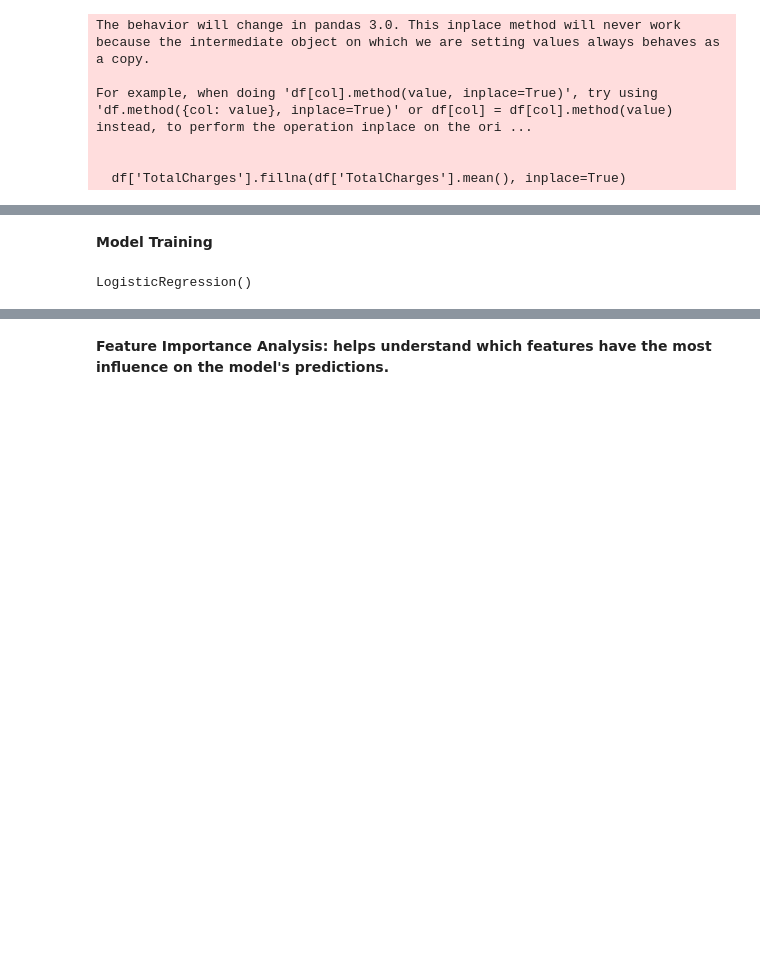
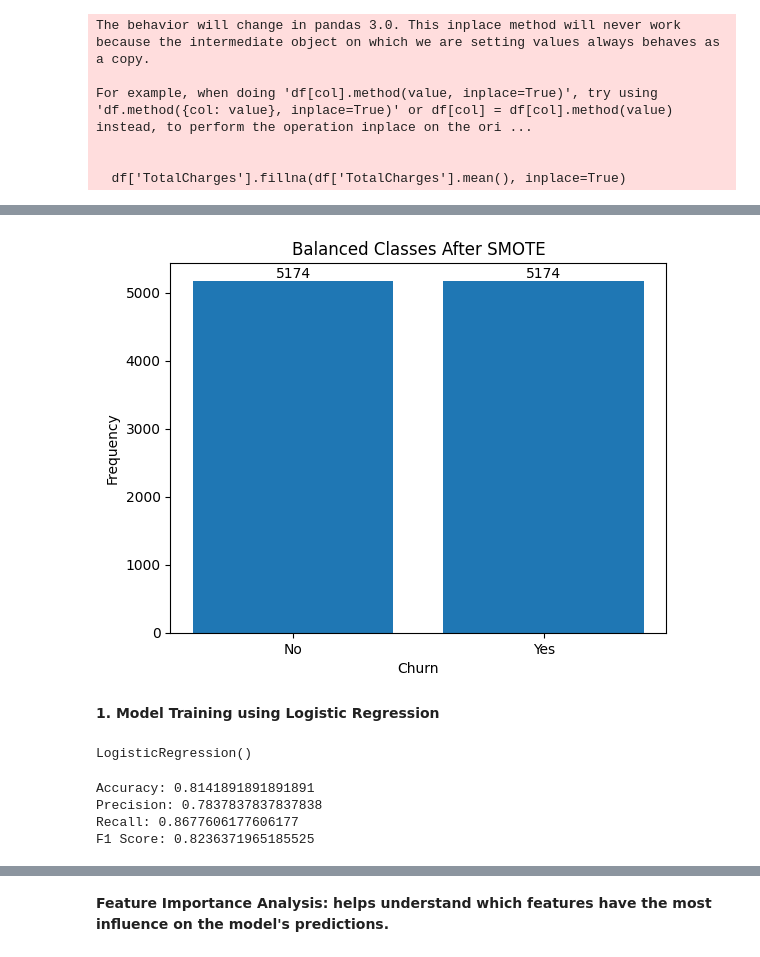
Before and after one commit to Staures92/MLOps, a Jupyter notebook: week1/3-project/Carapuce0.ipynb, the cells around one changed output, grey strips where cells are left out. Drawn from its saved outputs; the diff is of its cells as text; code cells hidden in the pictures; blank space fills up the shorter version.

```diff
--- a/week1/3-project/Carapuce0.ipynb
+++ b/week1/3-project/Carapuce0.ipynb
@@ -178,3 +218,27 @@ X_train, X_test, y_train, y_test = train_test_split(X, y, test_size=0.2, random_
+# %%
+
+# X_resampled = pd.concat([X_train_resampled, X_test_resampled])
+y_resampled = pd.concat([y_train_resampled, y_test_resampled])
+
+# Count the frequency of each unique value in the resampled 'Churn' target variable
+churn_counts_resampled = y_resampled.value_counts()
+
+# Plot the bar chart
+plt.bar(churn_counts_resampled.index, churn_counts_resampled.values)
+
+# Set the labels and title
+plt.xlabel('Churn')
+plt.ylabel('Frequency')
+plt.title('Balanced Classes After SMOTE')
+# Add value labels on top of each bar
+for i, v in enumerate(churn_counts_resampled):
+    plt.text(i, v, str(v), ha='center', va='bottom')
+
+# Ensure the x-axis shows both 'Yes' and 'No'
+plt.xticks([0, 1], ['No', 'Yes'])
+plt.show()
+# %% [output]
+[figure, added]
 # %%
 # Scale the features
 scaler = StandardScaler()
@@ -183,5 +247,5 @@ X_test_scaled = scaler.transform(X_test)
 # %% [markdown]
-**Model Training**
+**1. Model Training using Logistic Regression**
 # %%
 # Create an instance of Logistic Regression
 logreg_model = LogisticRegression()
@@ -194,13 +258,18 @@ LogisticRegression()
 # Make predictions on the test set
 y_pred = logreg_model.predict(X_test_scaled)
 # Evaluate the model
-accuracy = accuracy_score(y_test, y_pred)
-precision = precision_score(y_test, y_pred)
-recall = recall_score(y_test, y_pred)
-f1 = f1_score(y_test, y_pred)
+accuracy = accuracy_score(y_test_resampled, y_pred)
+precision = precision_score(y_test_resampled, y_pred)
+recall = recall_score(y_test_resampled, y_pred)
+f1 = f1_score(y_test_resampled, y_pred)
 
 # Print the evaluation metrics
 print("Accuracy:", accuracy)
 print("Precision:", precision)
 print("Recall:", recall)
 print("F1 Score:", f1)
+# %% [output]
+Accuracy: 0.8141891891891891
+Precision: 0.7837837837837838
+Recall: 0.8677606177606177
+F1 Score: 0.8236371965185525
```
Also changed, not shown: parts of 23 cells of this notebook, 2 other files.
